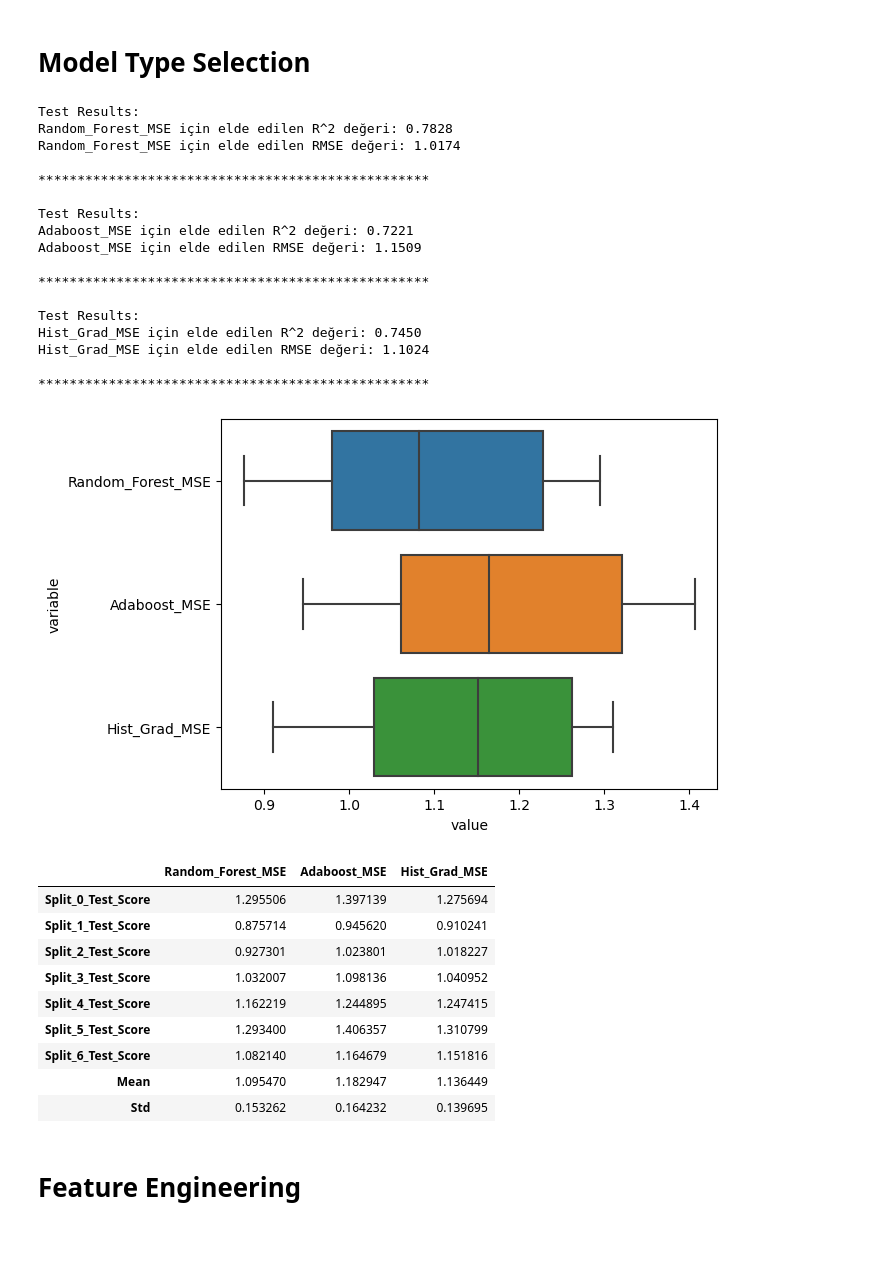
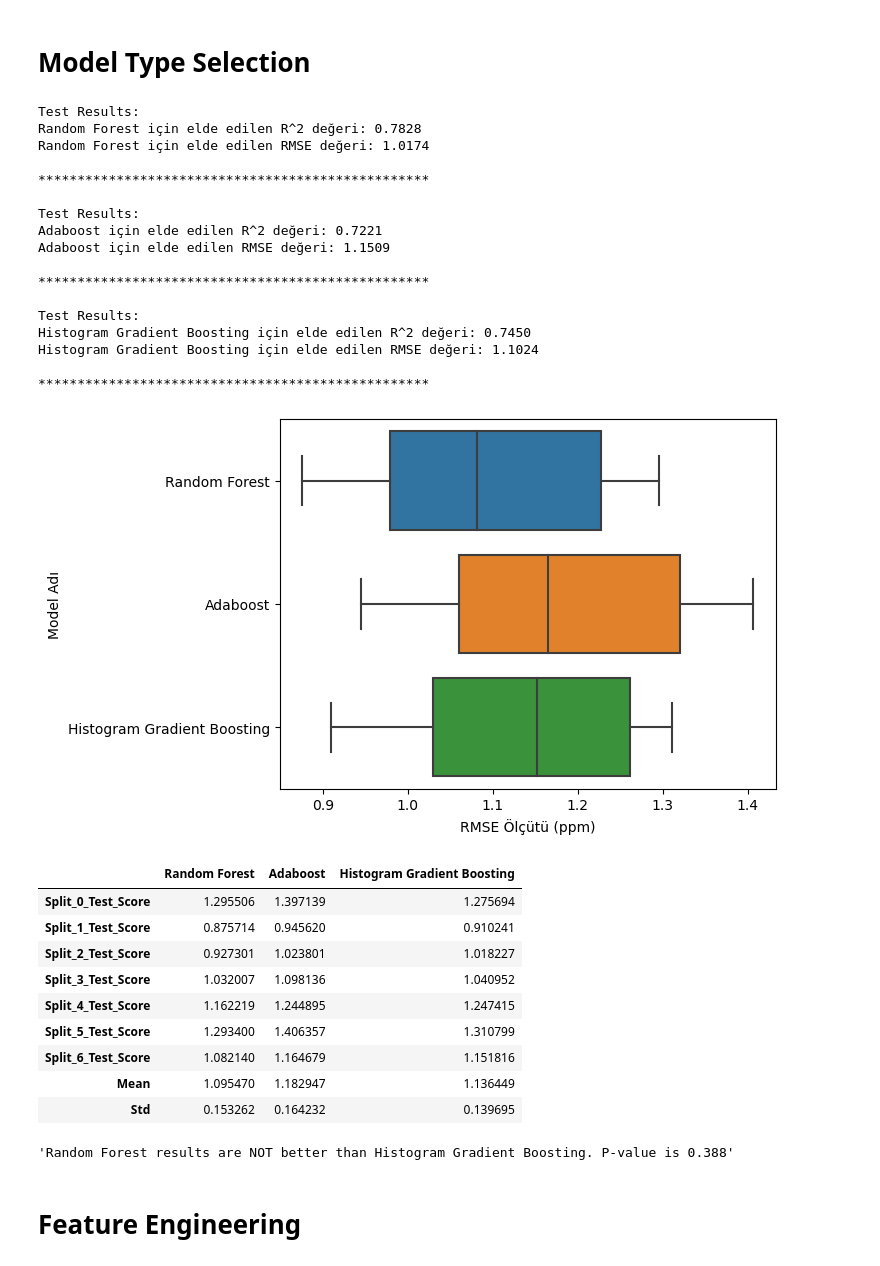
Before and after one commit to TunahanKanbak/VBM683, a Jupyter notebook: CO Prediction.ipynb, the cells around one changed output. Drawn from its saved outputs; the diff is of its cells as text; code cells hidden in the pictures; blank space fills up the shorter version.

```diff
--- a/CO Prediction.ipynb
+++ b/CO Prediction.ipynb
@@ -84,7 +84,9 @@ def evaluator(model_list, fold_of_cv):
         print("\n" + "*"*50 + "\n")
 
 
-    sns.boxplot(data=cv_results.melt(), y="variable", x="value")
+    ax = sns.boxplot(data=cv_results.melt(), y="variable", x="value")
+    ax.set_xlabel("RMSE Ölçütü (ppm)")
+    ax.set_ylabel("Model Adı")
     plt.show()
 
     cv_results.loc["Mean", :] = cv_results.mean()
@@ -391,32 +394,32 @@ rfMSE, adaboostMSE, histgradMSE = model_random_searcher(X_train, y_train, fold_o
 %store histgradMSE
 # %%
 model_list = {
-    "Random_Forest_MSE": rfMSE,
-    "Adaboost_MSE": adaboostMSE,
-    "Hist_Grad_MSE": histgradMSE
+    "Random Forest": rfMSE,
+    "Adaboost": adaboostMSE,
+    "Histogram Gradient Boosting": histgradMSE
 }
 
 cv_results_model_eval = evaluator(model_list, fold_of_cv)
 # %% [output]
 Test Results:
-Random_Forest_MSE için elde edilen R^2 değeri: 0.7828
-Random_Forest_MSE için elde edilen RMSE değeri: 1.0174
+Random Forest için elde edilen R^2 değeri: 0.7828
+Random Forest için elde edilen RMSE değeri: 1.0174
 
 **************************************************
 
 Test Results:
-Adaboost_MSE için elde edilen R^2 değeri: 0.7221
-Adaboost_MSE için elde edilen RMSE değeri: 1.1509
+Adaboost için elde edilen R^2 değeri: 0.7221
+Adaboost için elde edilen RMSE değeri: 1.1509
 
 **************************************************
 
 Test Results:
-Hist_Grad_MSE için elde edilen R^2 değeri: 0.7450
-Hist_Grad_MSE için elde edilen RMSE değeri: 1.1024
+Histogram Gradient Boosting için elde edilen R^2 değeri: 0.7450
+Histogram Gradient Boosting için elde edilen RMSE değeri: 1.1024
 
 **************************************************
-[figure, old version]
+[figure, new version]
-|  | Random_Forest_MSE | Adaboost_MSE | Hist_Grad_MSE |
+|  | Random Forest | Adaboost | Histogram Gradient Boosting |
 | Split_0_Test_Score | 1.295506 | 1.397139 | 1.275694 |
 | Split_1_Test_Score | 0.875714 | 0.945620 | 0.910241 |
 | Split_2_Test_Score | 0.927301 | 1.023801 | 1.018227 |
@@ -426,6 +429,12 @@ Hist_Grad_MSE için elde edilen RMSE değeri: 1.1024
 | Split_6_Test_Score | 1.082140 | 1.164679 | 1.151816 |
 | Mean | 1.095470 | 1.182947 | 1.136449 |
 | Std | 0.153262 | 0.164232 | 0.139695 |
+# %%
+random_forest_results = pd.DataFrame([cv_results_model_eval.drop(labels=["Mean", "Std"], axis=0)["Random Forest"], cv_results_model_eval.drop(labels=["Mean", "Std"], axis=0)["Histogram Gradient Boosting"]]).T
+p_value = permutation_test_independent(random_forest_results["Random Forest"], random_forest_results["Histogram Gradient Boosting"], alternative="less")
+display("Random Forest results are {} than Histogram Gradient Boosting. P-value is {:.3f}".format("better" if p_value < 0.05 else "NOT better", p_value))
+# %% [output]
+'Random Forest results are NOT better than Histogram Gradient Boosting. P-value is 0.388'
 # %% [markdown]
 # Feature Engineering
 # %%
```
Also changed, not shown: parts of 18 cells of this notebook, 1 other file.
